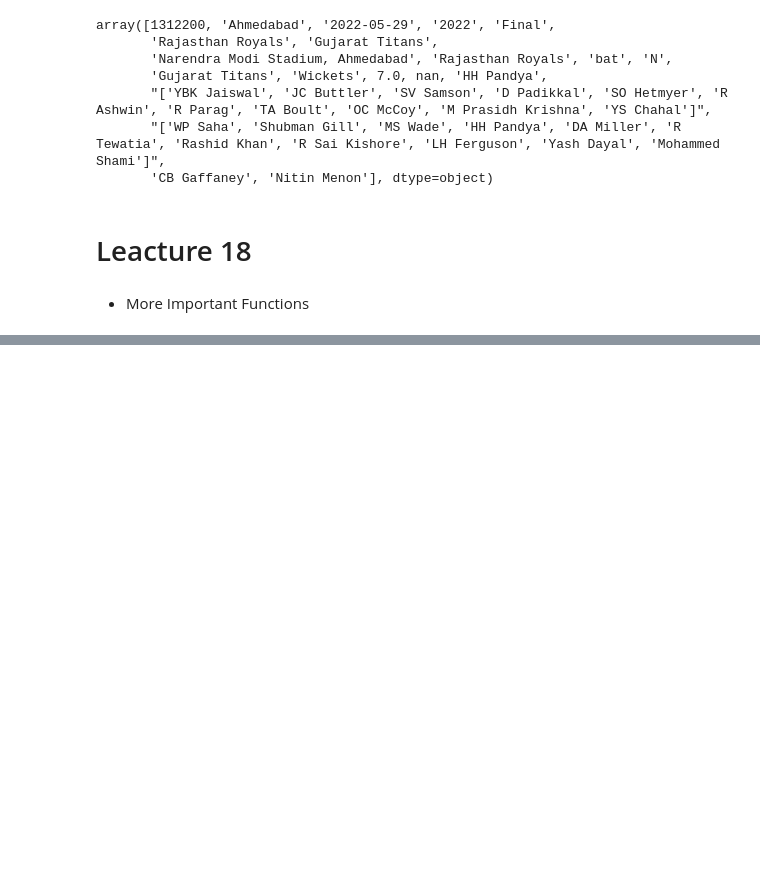
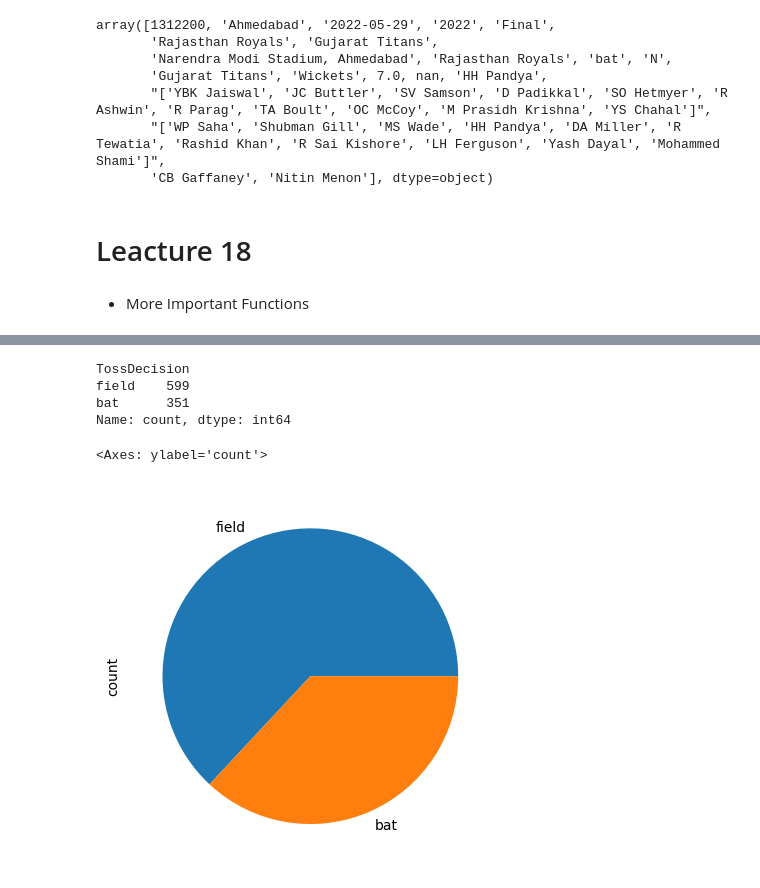
Before and after one commit to amitmishra-cs/Python-for-data-Science-2024, a Jupyter notebook: 05_Pandas/01_pandas.ipynb, the cells around one changed output, grey strips where cells are left out. Drawn from its saved outputs; the diff is of its cells as text; code cells hidden in the pictures; blank space fills up the shorter version.

```diff
--- a/05_Pandas/01_pandas.ipynb
+++ b/05_Pandas/01_pandas.ipynb
@@ -1519,0 +1548,4 @@ array([1312200, 'Ahmedabad', '2022-05-29', '2022', 'Final',
+# %%
+# find which player has won most potm -> in finals and qualifiers
+ipl = pd.read_csv('ipl-matches.csv')
+ipl[~ipl['MatchNumber'].str.isdigit()]['Player_of_Match'].value_counts()
@@ -1519,0 +1570,13 @@ array([1312200, 'Ahmedabad', '2022-05-29', '2022', 'Final',
+# %%
+ipl['TossDecision'].value_counts()
+# %% [output]
+TossDecision
+field    599
+bat      351
+Name: count, dtype: int64
+# %%
+# Toss decision plot
+ipl['TossDecision'].value_counts().plot(kind='pie')
+# %% [output]
+<Axes: ylabel='count'>
+[figure, added]
```
Also changed, not shown: parts of 3 cells of this notebook.
